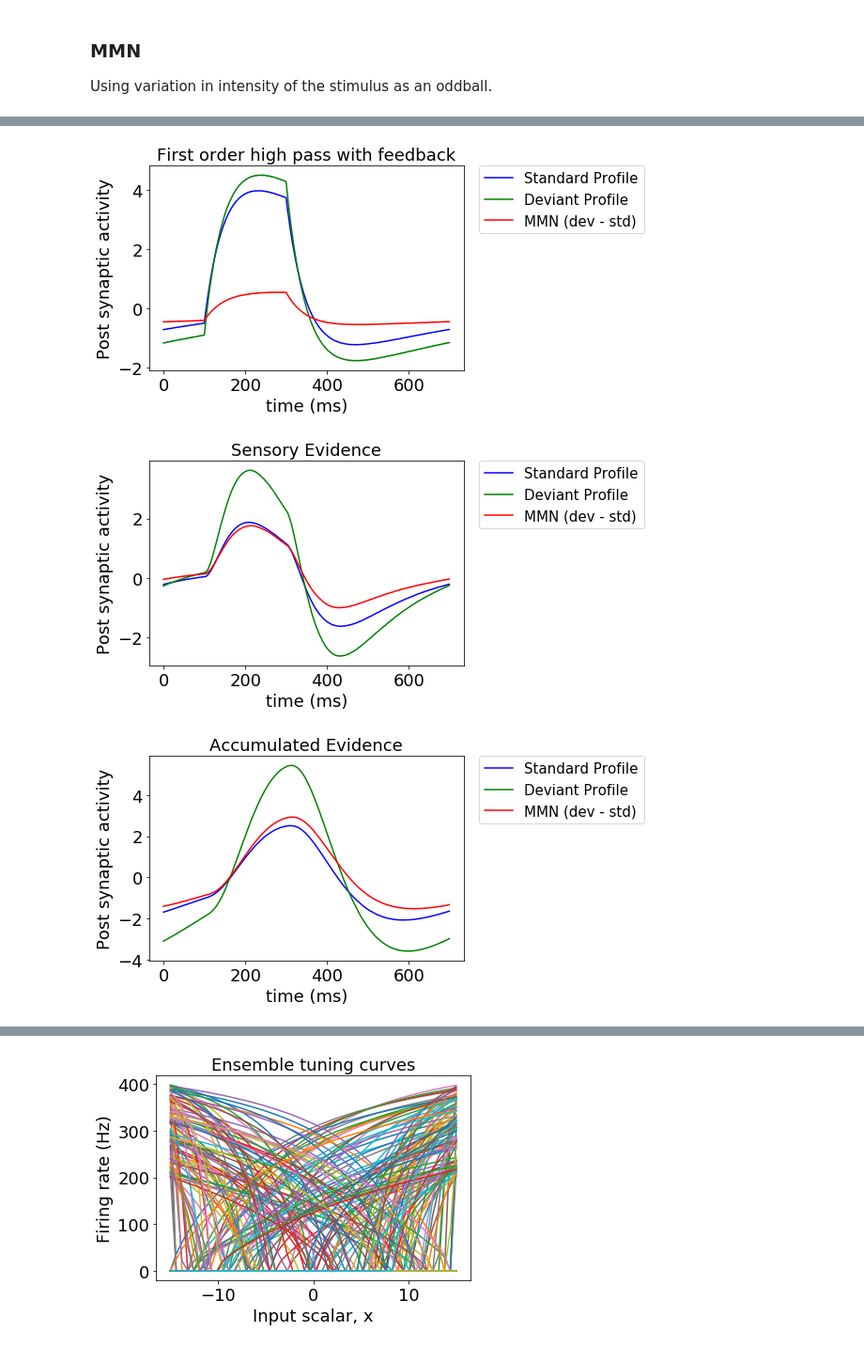
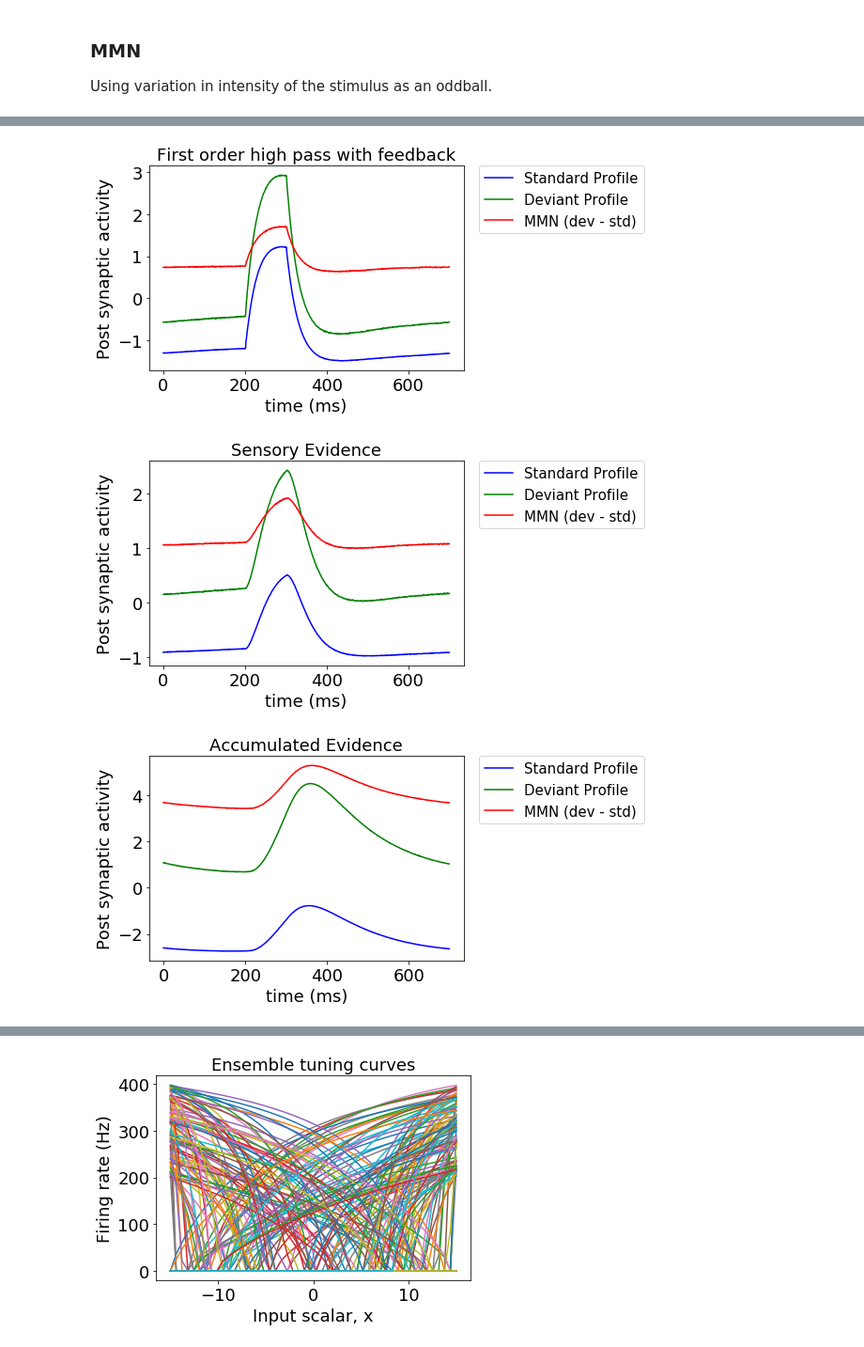
Before and after one commit to s72sue/oddball, a Jupyter notebook: threshold/accumulate_to_threshold.ipynb, the cells around one changed output, grey strips where cells are left out. Shown at 94% size. Saved outputs shown, nothing was run; the diff lists cells and outputs as text; code cells hidden in the pictures.

Commit message:
add more noise to accumulator and result

```diff
--- a/threshold/accumulate_to_threshold.ipynb
+++ b/threshold/accumulate_to_threshold.ipynb
@@ -49,11 +50,11 @@ Using variation in intensity of the stimulus as an oddball.
 dev_trials = []
 std_trials = []
 
-isi = 500.0/1000.0          # inter-stimulus interval
-stim_dur = 200.0/1000.0       # stimulus duration
+isi = 600.0/1000.0          # inter-stimulus interval
+stim_dur = 100.0/1000.0       # stimulus duration
 trial_len = isi + stim_dur  # length of each trial
 
-prestimulus_baseline = 0.1  # 100 ms  -  this can also be set to 0
+prestimulus_baseline = 0.2  # 100 ms  -  this can also be set to 0
 remove_beg = int((trial_len - prestimulus_baseline) * 1000)  # remove this much ms of stimulus from the beginning
 
 class Experiment(object):
@@ -124,7 +125,7 @@ with model:
     stim_inhib = nengo.Node(exp.inhibit_in)
 
     # create the ensemble with added noise at the input of each neuron
-    result = nengo.Ensemble(200, dimensions=1, noise=nengo.processes.BrownNoise())
+    result = nengo.Ensemble(200, dimensions=1, noise=nengo.processes.BrownNoise(Gaussian(0,8)))
     nengo.Connection(stim, result, synapse=highpass(tau_highpass))
     #nengo.Connection(stim_inhib, result.neurons, transform=[[-2.5]]*result.n_neurons) # inhibit result during
                                                                                         # prestimulus period
@@ -135,25 +136,29 @@ with model:
     '''
 
     result_2ser = nengo.Ensemble(200, dimensions=1, noise=nengo.processes.BrownNoise())
-    nengo.Connection(result, result_2ser, synapse=highpass(tau_highpass))
-    result_2ser_p = nengo.Probe(result_2ser, synapse=0.05)
+    #nengo.Connection(result, result_2ser, synapse=highpass(tau_highpass))
+    result_2ser_p = nengo.Probe(result_2ser, synapse=0.03)
 
 
     result_3ser = nengo.Ensemble(200, dimensions=1, noise=nengo.processes.BrownNoise())
     nengo.Connection(result_2ser, result_3ser, synapse=highpass(tau_highpass))
-    result_3ser_p = nengo.Probe(result_3ser, synapse=0.05)
+    result_3ser_p = nengo.Probe(result_3ser, synapse=0.03)
 
 
     result_4ser = nengo.Ensemble(200, dimensions=1, noise=nengo.processes.BrownNoise())#, encoders=np.ones((200, 1)))
     nengo.Connection(result_3ser, result_4ser, synapse=highpass(tau_highpass))
-    result_4ser_p = nengo.Probe(result_4ser, synapse=0.05)
+    result_4ser_p = nengo.Probe(result_4ser, synapse=0.03)
+
+    result_5ser = nengo.Ensemble(200, dimensions=1, noise=nengo.processes.BrownNoise())
+    #nengo.Connection(result_4ser, result_5ser, synapse=highpass(tau_highpass))
+    result_5ser_p = nengo.Probe(result_5ser, synapse=0.03)
 
     # feedback
     #nengo.Connection(result_4ser, result)
 
     # evidence memory - should be reset at the end of every trial
     evidence_scale = 1  # controls how quickly the evidence is accumulated
-    evidence = nengo.Ensemble(n_neurons=500, dimensions=2, noise=nengo.processes.BrownNoise()) #,
+    evidence = nengo.Ensemble(n_neurons=500, dimensions=2, noise=nengo.processes.BrownNoise(Gaussian(0,4))) #,
                              #encoders=np.ones((500, 1)),
                              #eval_points=np.ones((500, 1)))  # SS-noise seems
                                                              # to be useful in getting a relatively stable pattern
@@ -161,19 +166,18 @@ with model:
 
     def response(x):
         sensory, accum = x
-        accum = (2*sensory+0.45*accum)*1
+        accum = (3.5*sensory+0.75*accum)*1
         return 0, accum
 
     nengo.Connection(evidence, evidence, synapse=0.1, function=response)
-    nengo.Connection(result_4ser, evidence[0], transform=1, synapse=0.03) # SS-seems like higher the transform, the better
+    nengo.Connection(result, evidence[0], transform=1, synapse=0.03) # SS-seems like higher the transform, the better
                                                 # 0.6 seems optimal - 4s are always less than 5 and 8s always reaching 7
 
 
-
     result_copy = nengo.Ensemble(200, dimensions=1, noise=nengo.processes.BrownNoise())
-    nengo.Connection(result, result_copy, synapse=0.05)
-    nengo.Connection(evidence[1], result_copy, synapse=0.05)
-    result_copy_p = nengo.Probe(result_copy, synapse=0.05)
+    nengo.Connection(result, result_copy, synapse=0.03)
+    nengo.Connection(evidence[1], result_copy, synapse=0.03)
+    result_copy_p = nengo.Probe(result_copy, synapse=0.03)
 
     '''
     # this stores the accumulated evidence
@@ -194,9 +198,9 @@ with model:
     '''
 
     stim_p = nengo.Probe(stim, synapse=None)
-    result_p = nengo.Probe(result, synapse=0.05)
-    evidence0_p = nengo.Probe(evidence[0], synapse=0.05)
-    evidence1_p = nengo.Probe(evidence[1], synapse=0.05)
+    result_p = nengo.Probe(result, synapse=0.03)
+    evidence0_p = nengo.Probe(evidence[0], synapse=0.03)
+    evidence1_p = nengo.Probe(evidence[1], synapse=0.03)
     #evidence_p = nengo.Probe(model.evidence.output, synapse=0.05)
     #reset_p = nengo.Probe(model.reset.output, synapse=0.05)
 
@@ -299,34 +303,35 @@ def analyse(probe, title):
     trial_data = trial_data.reshape(num_trials, int(trial_len*1000))
     dev_data = trial_data[np.where(dev_trials)]
     std_data = trial_data[np.where(std_trials)]
 
     #print len(dev_data)
     #print len(std_data)
 
     avg_dev_data = np.average(dev_data, axis=0)
     avg_std_data = np.average(std_data, axis=0)
 
     mmn = avg_dev_data-avg_std_data
 
     plt.figure()
     plt.title(title)
     plt.plot(range(int(trial_len*1000)), avg_std_data, 'b')
     plt.plot(range(int(trial_len*1000)), avg_dev_data, 'g')
     plt.plot(range(int(trial_len*1000)), mmn, 'r')
     plt.ylabel("Post synaptic activity")
     plt.xlabel("time (ms)")
     plt.legend(["Standard Profile","Deviant Profile","MMN (dev - std)"] , bbox_to_anchor=(1.05, 1), loc=2, borderaxespad=0.0)
 
 
 analyse(result_p, "First order high pass with feedback")
 #analyse(result2_p, "Fourth order high pass")
 #analyse(result_2ser_p, "Two consecutive first order high pass")
 #analyse(result_3ser_p, "Three consecutive first order high pass")
 #analyse(result_4ser_p, "Four consecutive first order high pass")
+#analyse(result_5ser_p, "Five consecutive first order high pass")
 analyse(evidence0_p, "Sensory Evidence")
 analyse(evidence1_p, "Accumulated Evidence")
-analyse(result_copy_p, "Final Result")
+#analyse(result_copy_p, "Final Result")
 # %% [output]
-[figure, old version]
+[figure, new version]
-[figure, old version]
+[figure, new version]
-[figure, old version]
+[figure, new version]
```
Also changed, not shown: parts of 4 cells of this notebook.
